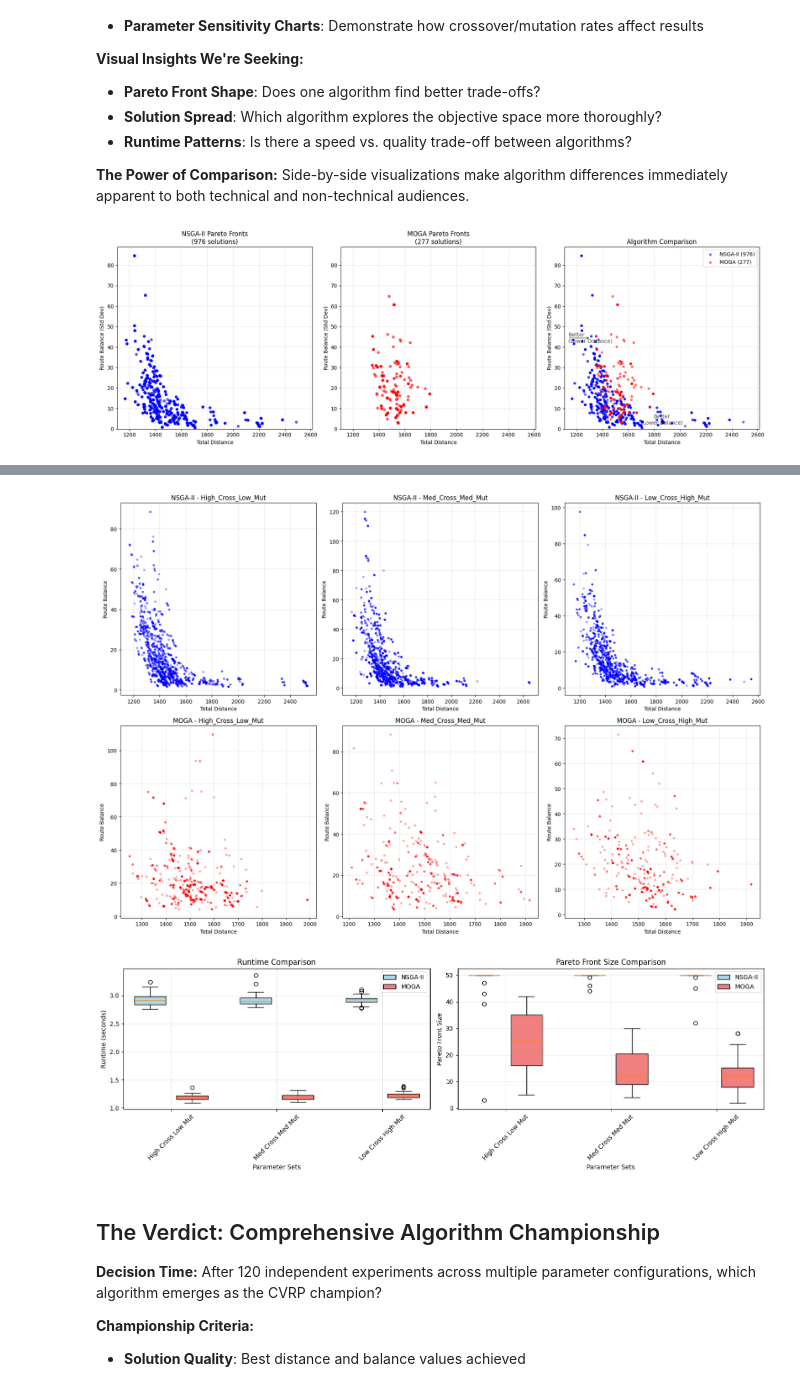
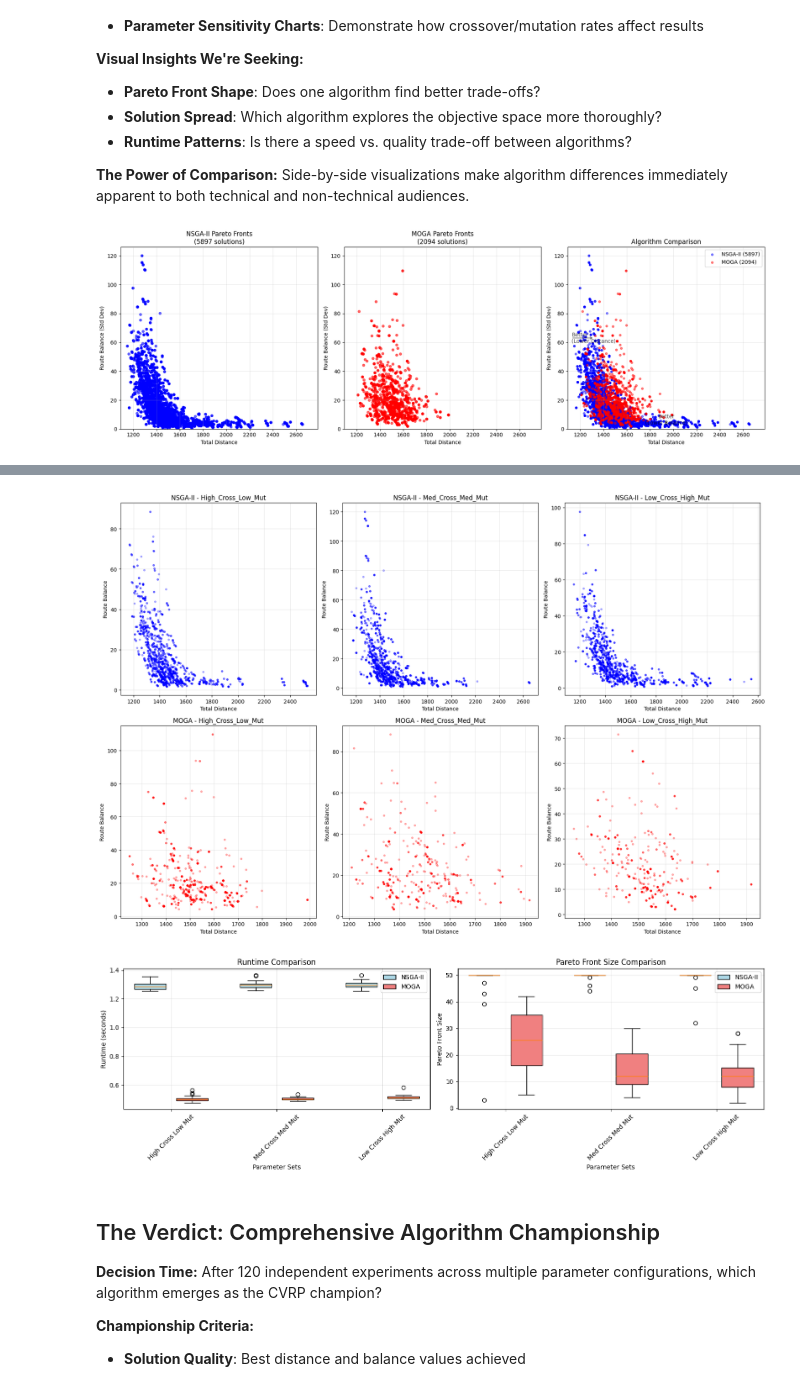
Before and after one commit to QuasimodoCodes/MID-TERM_P2, a Jupyter notebook: project/notebooks/small.ipynb, the cells around one changed output, grey strips where cells are left out. Drawn from its saved outputs; the diff is of its cells as text; code cells hidden in the pictures.

```diff
--- a/project/notebooks/small.ipynb
+++ b/project/notebooks/small.ipynb
@@ -559,10 +566,15 @@ class MOGA_CVRP:
 
     def fitness_assignment(self, population):
         """Assign fitness based on Pareto rank and niche count"""
+        # Ensure all solutions have ranks before fitness assignment
+        for sol in population:
+            if not hasattr(sol, 'rank') or sol.rank is None:
+                sol.rank = len(population)  # Assign worst rank to unranked solutions
+
         # Simple ranking: lower rank = higher fitness
         for i, sol in enumerate(population):
             # Rank-based fitness (higher is better for MOGA)
-            sol.fitness = 1.0 / (getattr(sol, 'rank', len(population)) + 1)
+            sol.fitness = 1.0 / (sol.rank + 1)
 
     def proportional_selection(self, population):
         """Roulette wheel selection based on fitness"""
@@ -582,10 +594,12 @@ class MOGA_CVRP:
         """Complete MOGA algorithm"""
         population = self.create_initial_population()
 
+        # Create one NSGA2 instance for sorting (avoid recreating every generation)
+        nsga2_sorter = NSGA2_CVRP(1, 1, 0.5, 0.1)  # Dummy parameters, just for sorting method
+
         for generation in range(self.generations):
             # Perform non-dominated sorting (reuse NSGA-II method)
-            nsga2_temp = NSGA2_CVRP(1, 1, 0.5, 0.1)  # Dummy parameters, just for sorting method
-            nsga2_temp.non_dominated_sort(population)
+            nsga2_sorter.non_dominated_sort(population)
 
             # Fitness assignment
             self.fitness_assignment(population)
@@ -613,8 +627,7 @@ class MOGA_CVRP:
             population = new_population
 
         # Final ranking for results
-        nsga2_temp = NSGA2_CVRP(1, 1, 0.5, 0.1)  # Dummy parameters
-        nsga2_temp.non_dominated_sort(population)
+        nsga2_sorter.non_dominated_sort(population)
         return population
 # %% [markdown]
 ## Experimental Framework & Parameter Configuration
@@ -990,23 +1004,26 @@ Enhanced analysis complete!
 # Enhanced Visualization and Comparison
 fig, axes = plt.subplots(1, 3, figsize=(18, 6))
 
-# Collect all solutions for unified scaling
+# Collect all solutions for unified scaling - FIXED to use all experimental data
 all_nsga2_distances = []
 all_nsga2_balances = []
 all_moga_distances = []
 all_moga_balances = []
 
-for result in nsga2_results:
-    distances = [sol.objectives[0] for sol in result['pareto_front']]
-    balances = [sol.objectives[1] for sol in result['pareto_front']]
-    all_nsga2_distances.extend(distances)
-    all_nsga2_balances.extend(balances)
+# Collect from ALL parameter sets and ALL runs
+for param_name, param_results in all_nsga2_results.items():
+    for result in param_results:
+        distances = [sol.objectives[0] for sol in result['pareto_front']]
+        balances = [sol.objectives[1] for sol in result['pareto_front']]
+        all_nsga2_distances.extend(distances)
+        all_nsga2_balances.extend(balances)
 
-for result in moga_results:
-    distances = [sol.objectives[0] for sol in result['pareto_front']]
-    balances = [sol.objectives[1] for sol in result['pareto_front']]
-    all_moga_distances.extend(distances)
-    all_moga_balances.extend(balances)
+for param_name, param_results in all_moga_results.items():
+    for result in param_results:
+        distances = [sol.objectives[0] for sol in result['pareto_front']]
+        balances = [sol.objectives[1] for sol in result['pareto_front']]
+        all_moga_distances.extend(distances)
+        all_moga_balances.extend(balances)
 
 # Determine unified axis limits
 min_distance = min(min(all_nsga2_distances), min(all_moga_distances)) * 0.95
@@ -1046,37 +1063,41 @@ axes[2].set_ylim(min_balance, max_balance)
 # Add "better" direction annotations
 axes[2].annotate('Better\n(Lower Distance)', xy=(0.02, 0.5), xycoords='axes fraction',
                 ha='left', va='center', fontsize=10, alpha=0.7,
                 arrowprops=dict(arrowstyle='<-', alpha=0.7))
 axes[2].annotate('Better\n(Lower Balance)', xy=(0.5, 0.02), xycoords='axes fraction',
                 ha='center', va='bottom', fontsize=10, alpha=0.7,
                 arrowprops=dict(arrowstyle='<-', alpha=0.7, connectionstyle="angle3"))
 
 plt.tight_layout()
 plt.show()
 
 # Enhanced summary with key insights
 print("\n=== ENHANCED ALGORITHM COMPARISON ===")
 print(f"NSGA-II: {len(all_nsga2_distances)} total solutions found")
 print(f"  Best distance: {min(all_nsga2_distances):.2f}")
 print(f"  Best balance: {min(all_nsga2_balances):.2f}")
-print(f"  Average Pareto size: {np.mean([r['pareto_size'] for r in nsga2_results]):.1f}")
-print(f"  Average runtime: {np.mean([r['runtime'] for r in nsga2_results]):.2f}s")
+# Calculate averages across ALL experiments
+all_nsga2_runs = [run for param_results in all_nsga2_results.values() for run in param_results]
+all_moga_runs = [run for param_results in all_moga_results.values() for run in param_results]
+
+print(f"  Average Pareto size: {np.mean([r['pareto_size'] for r in all_nsga2_runs]):.1f}")
+print(f"  Average runtime: {np.mean([r['runtime'] for r in all_nsga2_runs]):.2f}s")
 
 print(f"\nMOGA: {len(all_moga_distances)} total solutions found")
 print(f"  Best distance: {min(all_moga_distances):.2f}")
 print(f"  Best balance: {min(all_moga_balances):.2f}")
-print(f"  Average Pareto size: {np.mean([r['pareto_size'] for r in moga_results]):.1f}")
-print(f"  Average runtime: {np.mean([r['runtime'] for r in moga_results]):.2f}s")
+print(f"  Average Pareto size: {np.mean([r['pareto_size'] for r in all_moga_runs]):.1f}")
+print(f"  Average runtime: {np.mean([r['runtime'] for r in all_moga_runs]):.2f}s")
 
 print(f"\n=== KEY INSIGHTS ===")
 distance_improvement = (min(all_moga_distances) - min(all_nsga2_distances)) / min(all_moga_distances) * 100
 balance_improvement = (min(all_moga_balances) - min(all_nsga2_balances)) / min(all_moga_balances) * 100
 solution_ratio = len(all_nsga2_distances) / len(all_moga_distances)
 
 print(f"• NSGA-II finds {distance_improvement:.1f}% better distance solutions")
 print(f"• NSGA-II finds {balance_improvement:.1f}% better balance solutions")
 print(f"• NSGA-II discovers {solution_ratio:.1f}x more Pareto solutions")
-print(f"• Trade-off: NSGA-II takes {np.mean([r['runtime'] for r in nsga2_results])/np.mean([r['runtime'] for r in moga_results]):.1f}x longer to run")
+print(f"• Trade-off: NSGA-II takes {np.mean([r['runtime'] for r in all_nsga2_runs])/np.mean([r['runtime'] for r in all_moga_runs]):.1f}x longer to run")
 # %% [output]
-[figure, old version]
+[figure, new version]
 === ENHANCED ALGORITHM COMPARISON ===
@@ -1179,7 +1200,7 @@ plt.tight_layout()
 plt.show()
 # %% [output]
 [figure]
-[figure, old version]
+[figure, new version]
 # %% [markdown]
 ## The Verdict: Comprehensive Algorithm Championship
 
```
Also changed, not shown: parts of 4 cells of this notebook, 1 other file.
